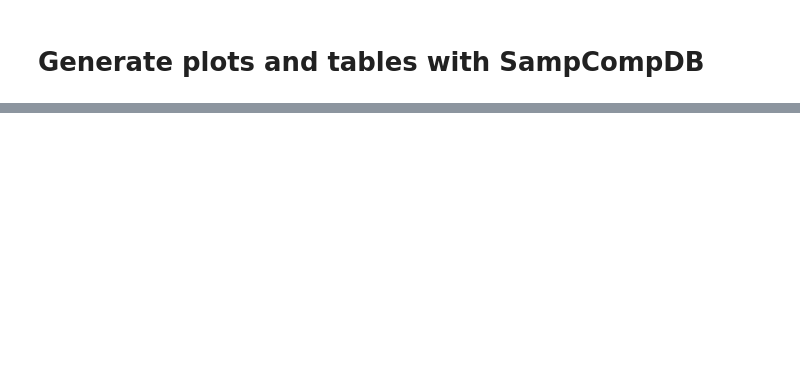
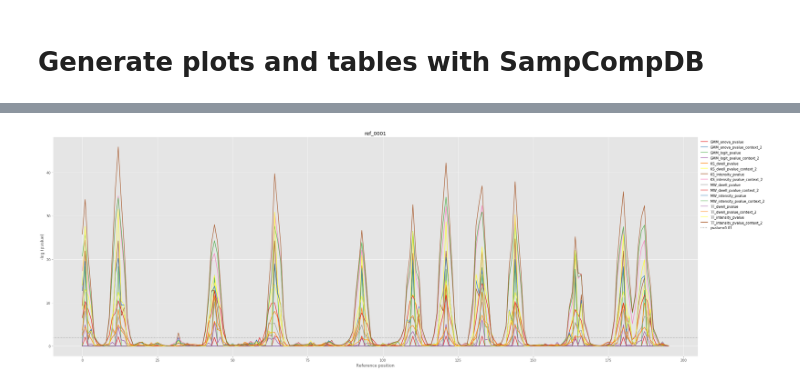
Before and after one commit to tleonardi/nanocompore, a Jupyter notebook: docs/demo/SampCompDB_usage.ipynb, the cells around one changed output, grey strips where cells are left out. Saved outputs shown, nothing was run; the diff lists cells and outputs as text; code cells hidden in the pictures; blank space fills up the shorter version.

```diff
--- a/docs/demo/SampCompDB_usage.ipynb
+++ b/docs/demo/SampCompDB_usage.ipynb
@@ -104,0 +271,7 @@ And the original data of the positions of interest can be investigated further w
+# %%
+# Reload DB
+db = SampCompDB (db_prefix = "results/simulated_stats_", fasta_fn = "references/simulated/ref.fa", log_level="warning")
+# Plot
+fig, ax = db.plot_pvalue ("ref_0001", palette="Set1")
+# %% [output]
+[figure, added]
```
Also changed, not shown: parts of 57 cells of this notebook, 3 other files.
